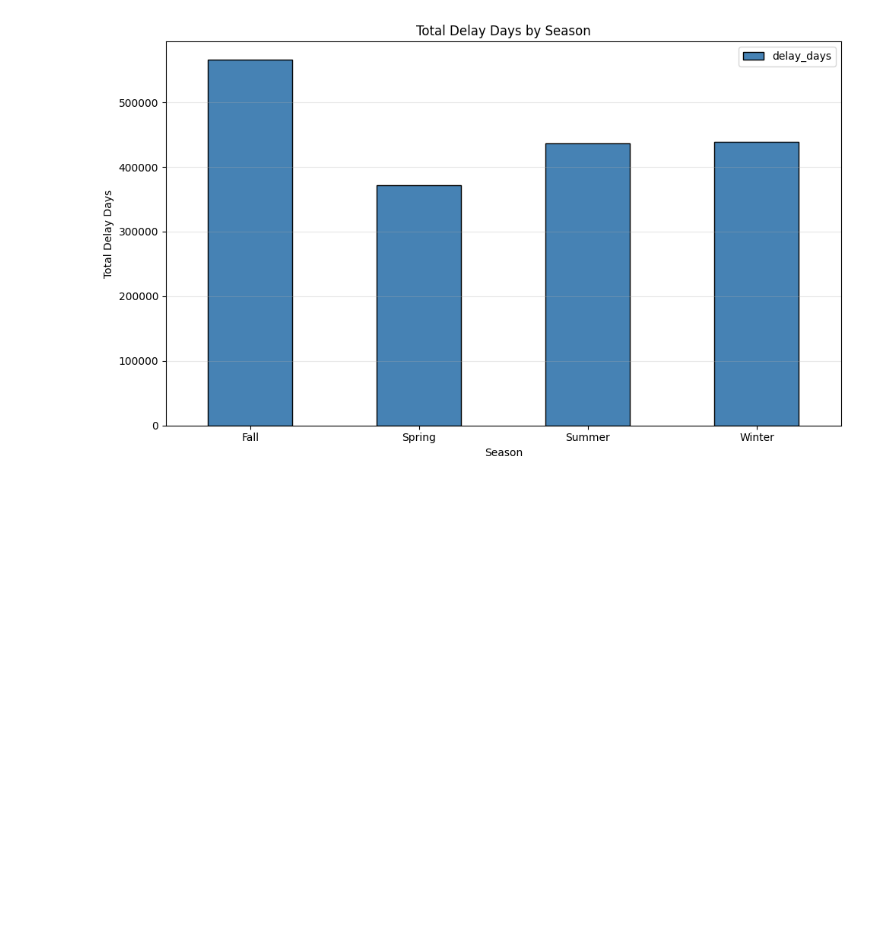
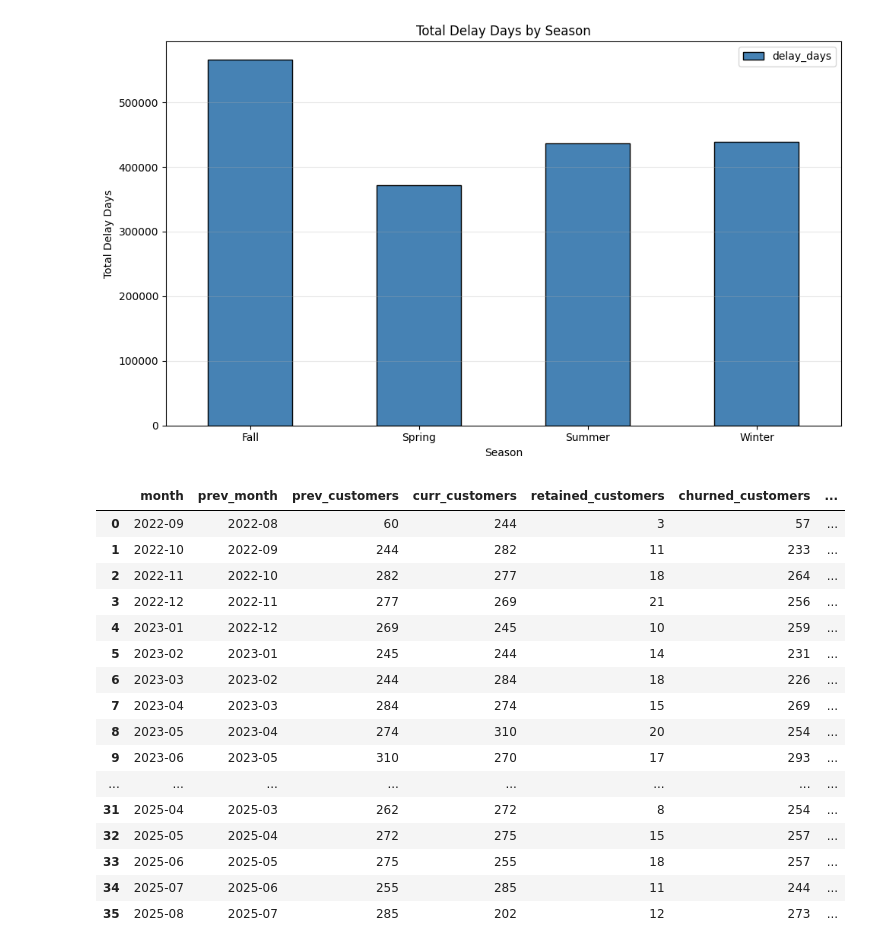
Before and after one commit to r-tavakoli/ai-ml-exercises, a Jupyter notebook: pandas/009_ecommerce_sales.ipynb, the cells around one changed output. Saved outputs shown, nothing was run; the diff lists cells and outputs as text; code cells hidden in the pictures; blank space fills up the shorter version.

```diff
--- a/pandas/009_ecommerce_sales.ipynb
+++ b/pandas/009_ecommerce_sales.ipynb
@@ -890,3 +866,60 @@ plt.tight_layout()
 plt.show()
 # %% [output]
 [figure]
+# %%
+# step 5
+signup_by_month = data.groupby("signup_month").agg(
+    new_customers=("customer_id", "nunique"),
+    total_orders=("order_id", "nunique"),
+    total_revenue=("revenue", "sum"),
+).reset_index()
+
+
+data["order_ym"] = data["order_date"].dt.to_period("M")
+customer_months = data[["customer_id", "order_ym"]].drop_duplicates().sort_values(["customer_id", "order_ym"])
+customers_per_month = customer_months.groupby("order_ym")["customer_id"].apply(set).sort_index()
+
+retention_records = []
+months = customers_per_month.index.tolist()
+
+for i in range(1, len(months)):
+    prev_month = months[i - 1]
+    curr_month = months[i]
+
+    prev_customers = customers_per_month[prev_month]
+    curr_customers = customers_per_month[curr_month]
+
+    # customers active in both months
+    # & between two set of data gives us intersection so it keeps only customers which are in both sets
+    retained = prev_customers & curr_customers
+
+    retention_records.append({
+        "month": curr_month,
+        "prev_month": prev_month,
+        "prev_customers": len(prev_customers),
+        "curr_customers": len(curr_customers),
+        "retained_customers": len(retained),
+        "churned_customers": len(prev_customers) - len(retained),
+        "retention_rate_pct": round(len(retained) / len(prev_customers) * 100, 2),
+    })
+
+retention_df = pd.DataFrame(retention_records)
+retention_df
+# %% [output]
+|  | month | prev_month | prev_customers | curr_customers | retained_customers | churned_customers | ... |
+| 0 | 2022-09 | 2022-08 | 60 | 244 | 3 | 57 | ... |
+| 1 | 2022-10 | 2022-09 | 244 | 282 | 11 | 233 | ... |
+| 2 | 2022-11 | 2022-10 | 282 | 277 | 18 | 264 | ... |
+| 3 | 2022-12 | 2022-11 | 277 | 269 | 21 | 256 | ... |
+| 4 | 2023-01 | 2022-12 | 269 | 245 | 10 | 259 | ... |
+| 5 | 2023-02 | 2023-01 | 245 | 244 | 14 | 231 | ... |
+| 6 | 2023-03 | 2023-02 | 244 | 284 | 18 | 226 | ... |
+| 7 | 2023-04 | 2023-03 | 284 | 274 | 15 | 269 | ... |
+| 8 | 2023-05 | 2023-04 | 274 | 310 | 20 | 254 | ... |
+| 9 | 2023-06 | 2023-05 | 310 | 270 | 17 | 293 | ... |
+| ... | ... | ... | ... | ... | ... | ... | ... |
+| 31 | 2025-04 | 2025-03 | 262 | 272 | 8 | 254 | ... |
+| 32 | 2025-05 | 2025-04 | 272 | 275 | 15 | 257 | ... |
+| 33 | 2025-06 | 2025-05 | 275 | 255 | 18 | 257 | ... |
+| 34 | 2025-07 | 2025-06 | 255 | 285 | 11 | 244 | ... |
+| 35 | 2025-08 | 2025-07 | 285 | 202 | 12 | 273 | ... |
```
Also changed, not shown: parts of 2 cells of this notebook.
